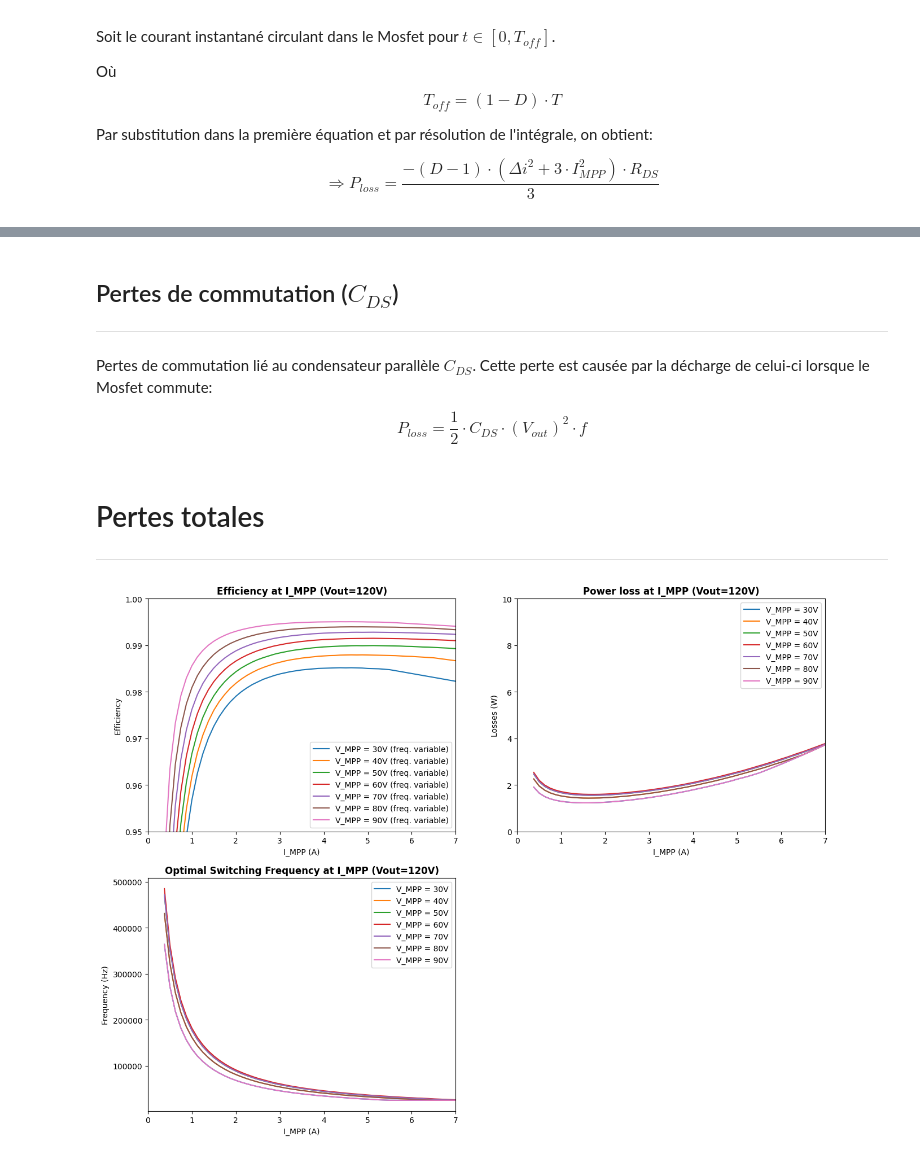
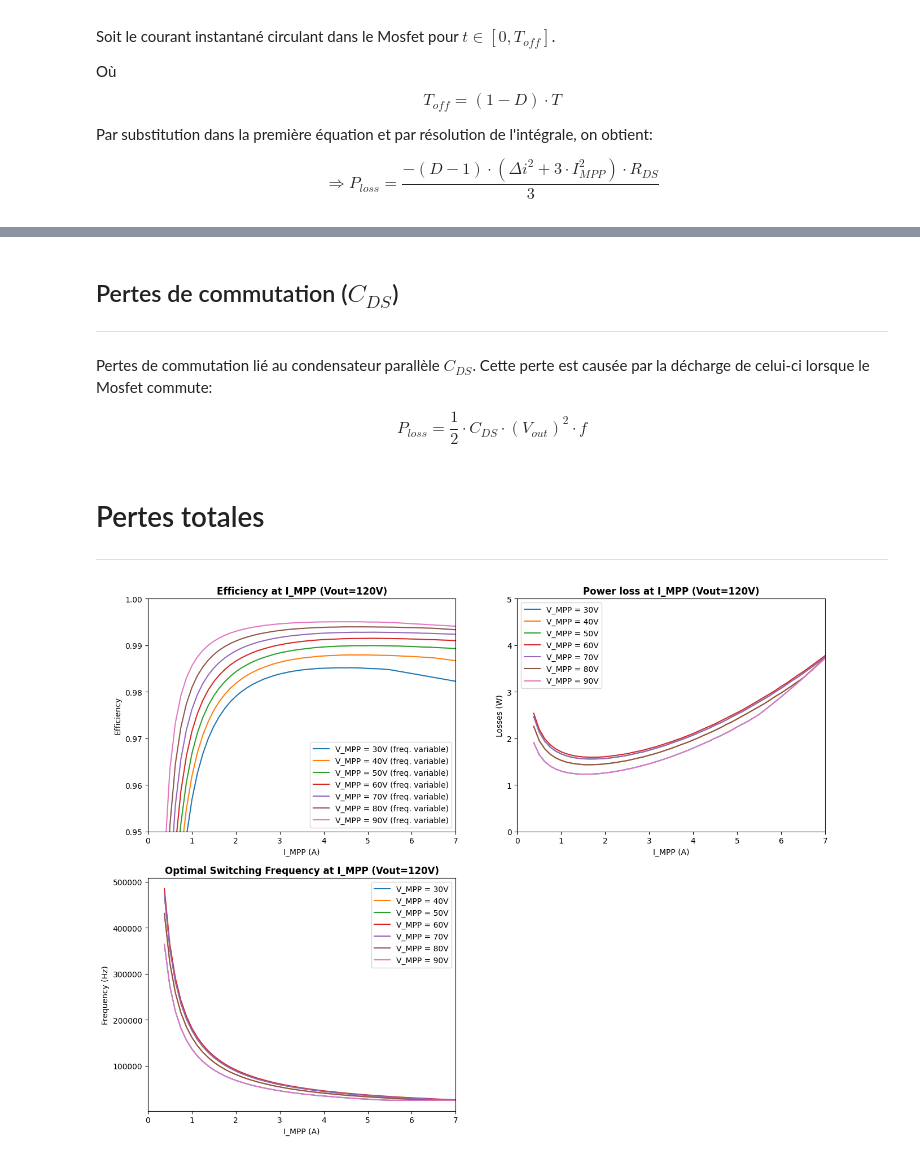
Before and after one commit to guimauve007/MPPT-builder, a Jupyter notebook: MPPT_builder.ipynb, the cells around one changed output, grey strips where cells are left out. Saved outputs shown, nothing was run; the diff lists cells and outputs as text; code cells hidden in the pictures.

```diff
--- a/MPPT_builder.ipynb
+++ b/MPPT_builder.ipynb
@@ -175,7 +214,7 @@ def ploss_l1(impp, delta_i, rl):
 
 Pertes de commutation lié au condensateur parallèle $C_{DS}$. Cette perte est causée par la décharge de celui-ci lorsque le Mosfet commute:
 
-$$P_{loss}=\frac{1}{2} \cdot C_{DS} \cdot (V_{out})^2 \cdot f \tag{7}$$
+$$P_{loss}=\frac{1}{2} \cdot C_{DS} \cdot (V_{out})^2 \cdot f \tag{10}$$
 # %%
 def ploss_q1_cds(f, vout, cds_sw):
     return (1/2)*cds_sw*(vout**2)*f
@@ -267,32 +306,32 @@ for v in v_mpp:
 #              ['C2', ' ', ' ']]
 #plt.table(cellText=table_data, loc=('top',0.1))
 #plt.title("Condensateurs requis")
 #plt.axis('off')
 
 plt.subplot(2,2,1)
 plt.xlabel("I_MPP (A)")
 plt.ylabel("Efficiency")
 plt.ylim(0.95, 1)
 plt.xlim(0, 7)
 plt.legend()
 plt.title("Efficiency at I_MPP (Vout="+str(V_OUT)+"V)", fontweight ="bold")
 
 plt.subplot(2,2,2)
 plt.xlabel("I_MPP (A)")
 plt.ylabel("Losses (W)")
-plt.ylim(0, 10)
+plt.ylim(0, 5)
 plt.xlim(0, 7)
 plt.legend()
 plt.title("Power loss at I_MPP (Vout="+str(V_OUT)+"V)", fontweight ="bold")
 
 plt.subplot(2,2,3)
 plt.xlabel("I_MPP (A)")
 plt.ylabel("Frequency (Hz)")
 plt.xlim(0, 7)
 plt.legend()
 plt.title("Optimal Switching Frequency at I_MPP (Vout="+str(V_OUT)+"V)", fontweight ="bold")
 
 plt.subplots_adjust(top=2, right=2)
 plt.show()
 # %% [output]
-[figure, old version]
+[figure, new version]
```
Also changed, not shown: parts of 3 cells of this notebook.
